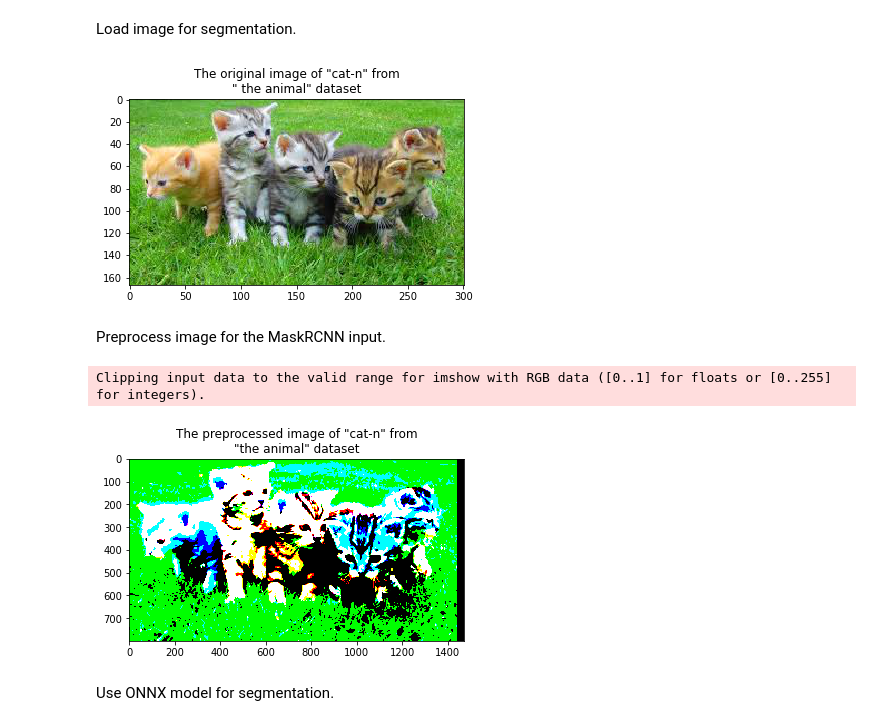
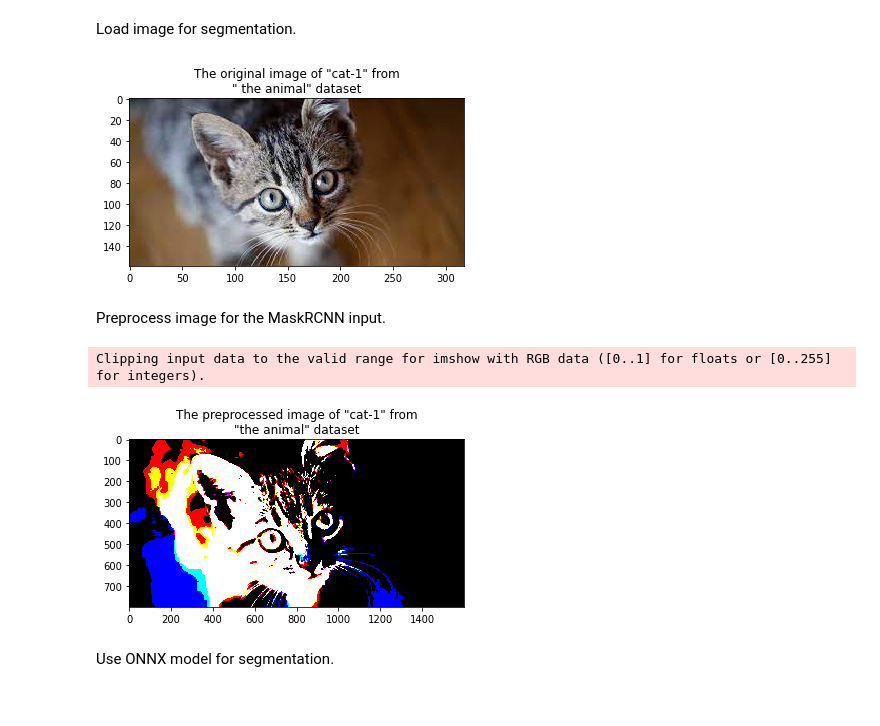
Before and after one commit to mmgalushka/onnx-hello-world, a Jupyter notebook: onnx_maskrcnn.ipynb, the cells around one changed output. Drawn from its saved outputs; the diff is of its cells as text; code cells hidden in the pictures.

```diff
--- a/onnx_maskrcnn.ipynb
+++ b/onnx_maskrcnn.ipynb
@@ -172,17 +172,17 @@ classes = [line.rstrip('\n') for line in open(os.path.join('config', 'coco_class
 # %% [markdown]
 Load image for segmentation.
 # %%
-image_name = 'cat-n'
+image_name = 'cat-1'
 image = load_image(dataset_name, image_name)
 
 fig, ax = plt.subplots()
 plt.imshow(np.array(image), interpolation='nearest')
 ax.set_title( f'The original image of "{image_name}" from\n" the {dataset_name}" dataset' )
 
-plt.savefig(os.path.join('tmp', f'maskrcnn_orig_{image_name.replace("-","_")}.jpg'))
+plt.savefig(os.path.join('tmp', f'orig_{image_name.replace("-","_")}.jpg'))
 plt.show()
 # %% [output]
-[figure, old version]
+[figure, new version]
 # %% [markdown]
 Preprocess image for the MaskRCNN input.
 # %%
@@ -192,10 +192,11 @@ fig, ax = plt.subplots()
 plt.imshow(prep_image.transpose(1, 2, 0), interpolation='nearest')
 ax.set_title( f'The preprocessed image of "{image_name}" from\n"the {dataset_name}" dataset' )
 
+plt.savefig(os.path.join('tmp', f'maskrcnn_prep_{image_name.replace("-","_")}.jpg'))
 plt.show()
 # %% [output]
 Clipping input data to the valid range for imshow with RGB data ([0..1] for floats or [0..255] for integers).
-[figure, old version]
+[figure, new version]
 # %% [markdown]
 Use ONNX model for segmentation.
 # %%
```
Also changed, not shown: 46 other files.
